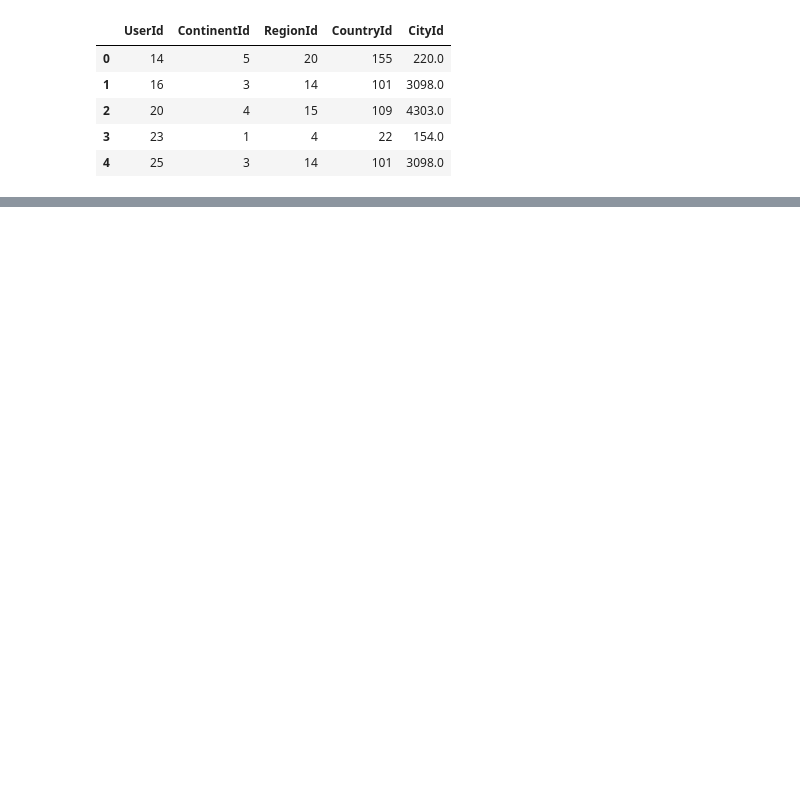
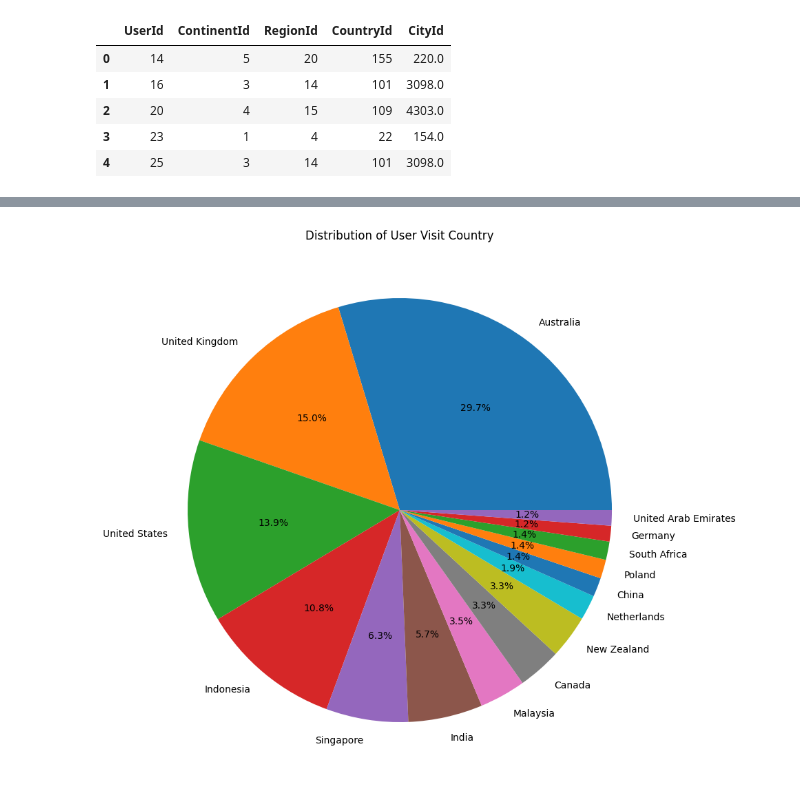
Before and after one commit to Rupeshyadv/Tourism-Experience-Analytics, a Jupyter notebook: notebooks/eda.ipynb, the cells around one changed output, grey strips where cells are left out. Saved outputs shown, nothing was run; the diff lists cells and outputs as text; code cells hidden in the pictures; blank space fills up the shorter version.

```diff
--- a/notebooks/eda.ipynb
+++ b/notebooks/eda.ipynb
@@ -120,0 +278,4 @@ user_df.head()
+# %%
+# handling duplicates rows in type_df
+type_df.drop_duplicates(inplace=True)
+type_df.shape
@@ -120,0 +305,4 @@ user_df.head()
+# %%
+# handling duplicates rows in updated_item_df
+updated_item_df.drop_duplicates(inplace=True)
+updated_item_df.shape
@@ -120,0 +332,4 @@ user_df.head()
+# %%
+# handling duplicates rows in user_df
+user_df.drop_duplicates(inplace=True)
+user_df.shape
@@ -120,0 +398,9 @@ user_df.head()
+# %%
+# country visits distribution
+plt.figure(figsize=(10, 10))
+country_counts = df["Country"].value_counts().sort_values(ascending=False).head(15)
+plt.pie(country_counts, labels=country_counts.index, autopct="%1.1f%%")
+plt.title("Distribution of User Visit Country")
+plt.show()
+# %% [output]
+[figure, added]
```
Also changed, not shown: parts of 43 cells of this notebook, 2 other files.
